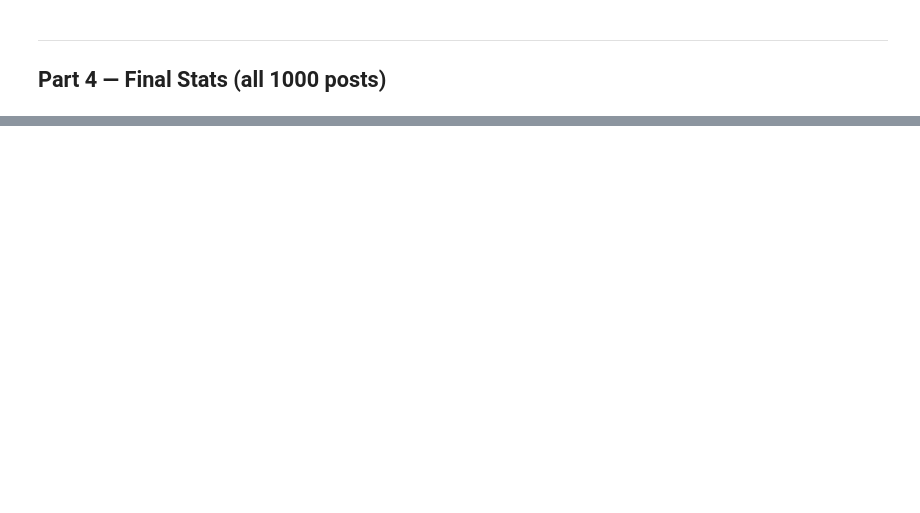
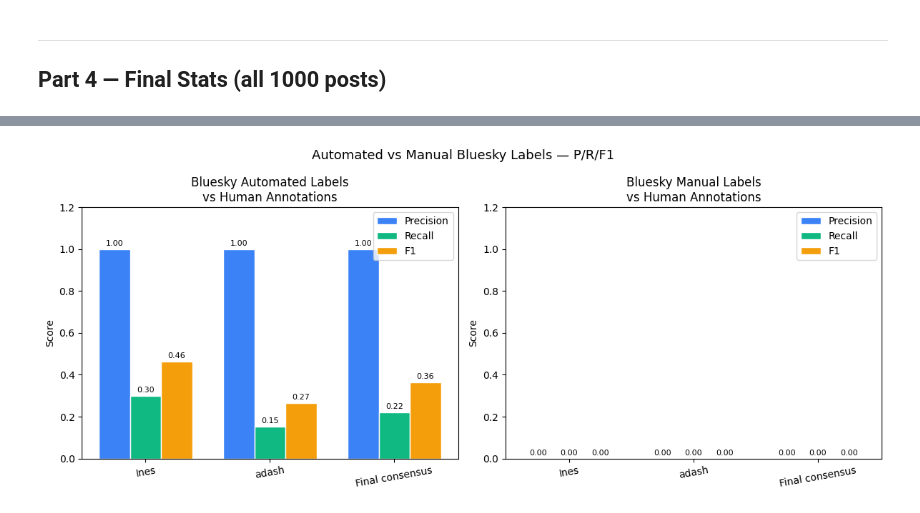
Before and after one commit to Ines-Abdelaziz/feedback-bluesky, a Jupyter notebook: firehose_analysis.ipynb, the cells around one changed output, grey strips where cells are left out. Cells and saved outputs as stored; diff of their text form; code cells hidden in the pictures; blank space fills up the shorter version.

```diff
--- a/firehose_analysis.ipynb
+++ b/firehose_analysis.ipynb
@@ -20,11 +20,12 @@ import numpy as np
 import matplotlib.pyplot as plt
 import seaborn as sns
 from sklearn.metrics import cohen_kappa_score, confusion_matrix, classification_report
+
 warnings.filterwarnings("ignore")
 
-ANN_PATH      = "Bluesky_Moderation_Annotations_-_Sheet1.csv"
-DISAGREE_PATH = "firehose_disagreements.csv"
-POSTS_FH      = "/NS/bluesky/nobackup/ines/neurips/hf_upload/data/firehose_1k_labeled.jsonl"
+ANN_PATH = "Bluesky Moderation Annotations.csv"
+DISAGREE_PATH = "firehose_disagreements_discussion.csv"
+POSTS_FH = "firehose_1k_labeled.jsonl"
 # %% [markdown]
 ## 2. Load Data
 # %%
@@ -393,0 +677,44 @@ final_df.head()
+# %%
+if fh_posts:
+    fig, axes = plt.subplots(1, 2, figsize=(12, 5))
+
+    for ax, group_name, group_labels, cmap in [
+        (axes[0], 'Automated', AUTOMATED_LABELS, 'Blues'),
+        (axes[1], 'Manual',    MANUAL_LABELS,    'Oranges'),
+    ]:
+        annotators = ['Ines','adash','Final consensus']
+        label_maps = [lu_ines, lu_adash, final_map]
+        precs = []; recs = []; f1s = []
+        for lu in label_maps:
+            y_true = [1 if lu[p]=='Unsafe' else 0 for p in common]
+            y_pred = [1 if any(l in group_labels
+                               for l in fh_posts.get(p,{}).get('bluesky_labels',[]))
+                      else 0 for p in common]
+            tp = sum(1 for t,p in zip(y_true,y_pred) if t==1 and p==1)
+            fp = sum(1 for t,p in zip(y_true,y_pred) if t==0 and p==1)
+            fn = sum(1 for t,p in zip(y_true,y_pred) if t==1 and p==0)
+            prec   = tp/(tp+fp) if (tp+fp)>0 else 0
+            recall = tp/(tp+fn) if (tp+fn)>0 else 0
+            f1     = 2*prec*recall/(prec+recall) if (prec+recall)>0 else 0
+            precs.append(prec); recs.append(recall); f1s.append(f1)
+
+        x = np.arange(len(annotators)); w = 0.25
+        ax.bar(x-w, precs, w, label='Precision', color='#3b82f6', edgecolor='white')
+        ax.bar(x,   recs,  w, label='Recall',    color='#10b981', edgecolor='white')
+        ax.bar(x+w, f1s,   w, label='F1',        color='#f59e0b', edgecolor='white')
+        for i,(p,r,f) in enumerate(zip(precs,recs,f1s)):
+            for val,off in [(p,-w),(r,0),(f,w)]:
+                ax.text(i+off, val+0.01, f'{val:.2f}', ha='center', va='bottom', fontsize=8)
+        ax.set_xticks(x)
+        ax.set_xticklabels(annotators, rotation=10)
+        ax.set_ylim(0, 1.2)
+        ax.set_ylabel('Score')
+        ax.set_title(f'Bluesky {group_name} Labels\nvs Human Annotations')
+        ax.legend(loc='upper right')
+
+    plt.suptitle('Automated vs Manual Bluesky Labels — P/R/F1', fontsize=13)
+    plt.tight_layout()
+    plt.savefig('fh_automated_vs_manual.png', dpi=150, bbox_inches='tight')
+    plt.show()
+# %% [output]
+[figure, added]
```
Also changed, not shown: parts of 27 cells of this notebook, 48 other files.
